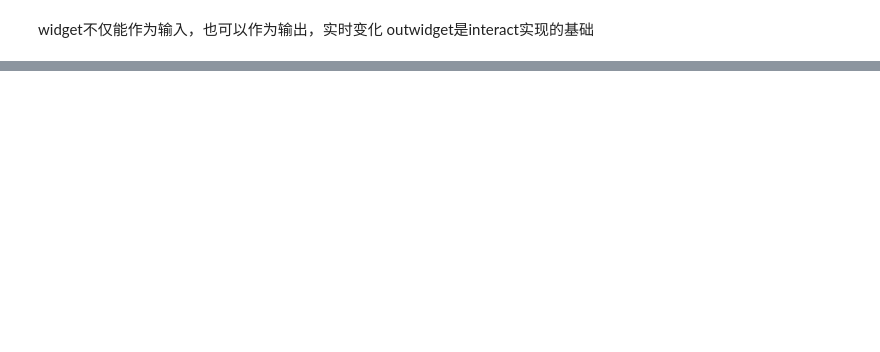
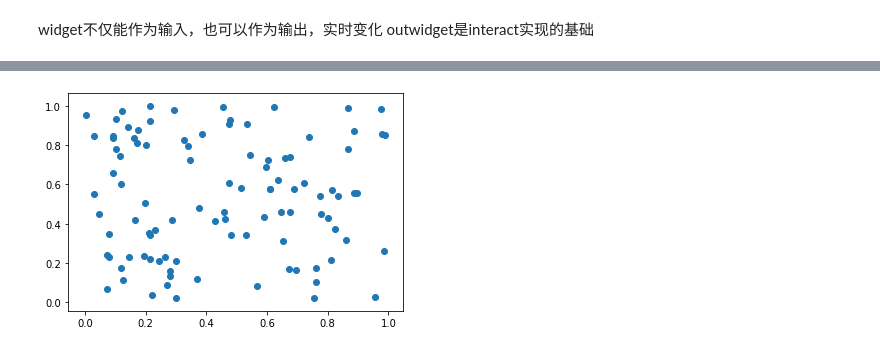
Before and after one commit to skybig233/mywebsite, a Jupyter notebook: study/ipy_widget_study.ipynb, the cells around one changed output, grey strips where cells are left out. Cells and saved outputs as stored; diff of their text form; code cells hidden in the pictures; blank space fills up the shorter version.

```diff
--- a/study/ipy_widget_study.ipynb
+++ b/study/ipy_widget_study.ipynb
@@ -129,15 +109,15 @@ tmp=interact(f,x=a.description)
 # %%
+import ipywidgets as widgets
 from IPython.display import display
 button = widgets.Button(description="Click Me!")
 output = widgets.Output()
 
-display(button, output)
 
-x=10
+
 def on_button_clicked(b):
     with output:
+        output.clear_output()
         print("Button clicked.")
-    return 10
 
-a=button.on_click(on_button_clicked)
-print(a)
+button.on_click(on_button_clicked)
+display(button, output)
@@ -147,0 +124,36 @@ None
+# %%
+import ipywidgets as widgets
+from IPython.display import display
+import numpy as np
+from matplotlib import pyplot as plt
+
+# %matplotlib inline
+# %matplotlib widget
+
+button = widgets.Button(description="Click Me!")
+output = widgets.Output()
+w_rand_size=widgets.IntSlider(
+    value=100,
+    min=10,
+    max=10000,
+    continuous_update=False,
+)
+
+def f():
+    fig=plt.figure()
+    ax=fig.add_subplot(111)
+    print(w_rand_size.value)
+    x=np.random.rand(w_rand_size.value,1)
+    y=np.random.rand(w_rand_size.value,1)
+    ax.scatter(x,y)
+    fig.draw()
+
+
+def on_button_clicked(b):
+    with output:
+        output.clear_output()
+        f()
+
+button.on_click(on_button_clicked)
+display(w_rand_size,button, output)
+# %% [output]
@@ -147,0 +163 @@ None
+[figure, added]
```
Also changed, not shown: parts of 13 cells of this notebook, 2 other files.
